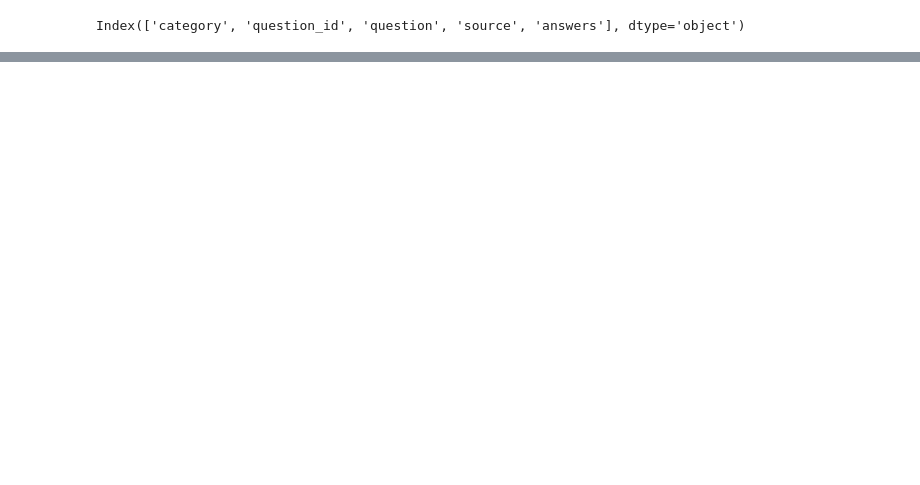
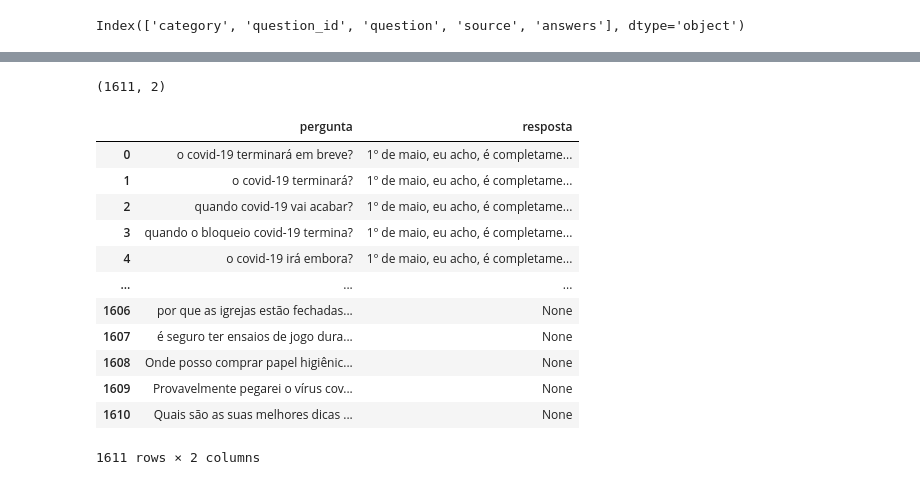
Before and after one commit to Migliorin/Covid-Project, a Jupyter notebook: Traducao/Traducao COVID-Q/Traducao_COVID_Q.ipynb, the cells around one changed output, grey strips where cells are left out. Drawn from its saved outputs; the diff is of its cells as text; code cells hidden in the pictures; blank space fills up the shorter version.

```diff
--- a/Traducao/Traducao COVID-Q/Traducao_COVID_Q.ipynb
+++ b/Traducao/Traducao COVID-Q/Traducao_COVID_Q.ipynb
@@ -86,0 +99,4 @@ if('__main__' == __name__):
+# %%
+result.shape
+# %% [output]
+(1611, 2)
@@ -86,0 +105,16 @@ if('__main__' == __name__):
+# %%
+result
+# %% [output]
+|  | pergunta | resposta |
+| 0 | o covid-19 terminará em breve? | 1º de maio, eu acho, é completame... |
+| 1 | o covid-19 terminará? | 1º de maio, eu acho, é completame... |
+| 2 | quando covid-19 vai acabar? | 1º de maio, eu acho, é completame... |
+| 3 | quando o bloqueio covid-19 termina? | 1º de maio, eu acho, é completame... |
+| 4 | o covid-19 irá embora? | 1º de maio, eu acho, é completame... |
+| ... | ... | ... |
+| 1606 | por que as igrejas estão fechadas... | None |
+| 1607 | é seguro ter ensaios de jogo dura... | None |
+| 1608 | Onde posso comprar papel higiênic... | None |
+| 1609 | Provavelmente pegarei o vírus cov... | None |
+| 1610 | Quais são as suas melhores dicas ... | None |
+1611 rows × 2 columns
```
Also changed, not shown: parts of 11 cells of this notebook, 7 other files.
